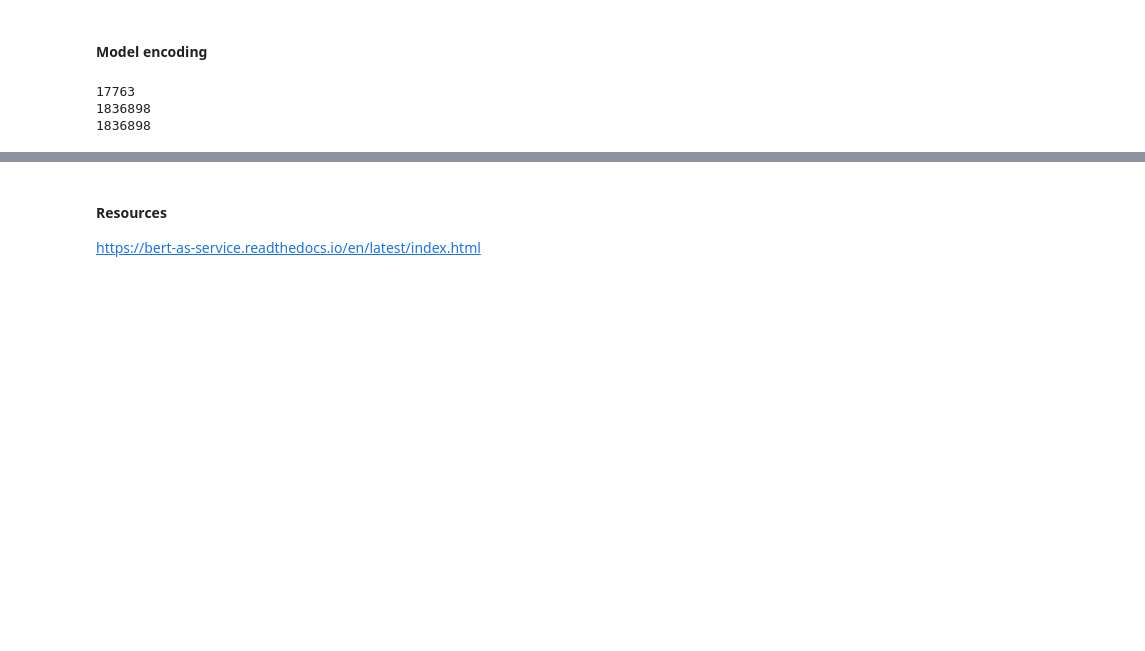
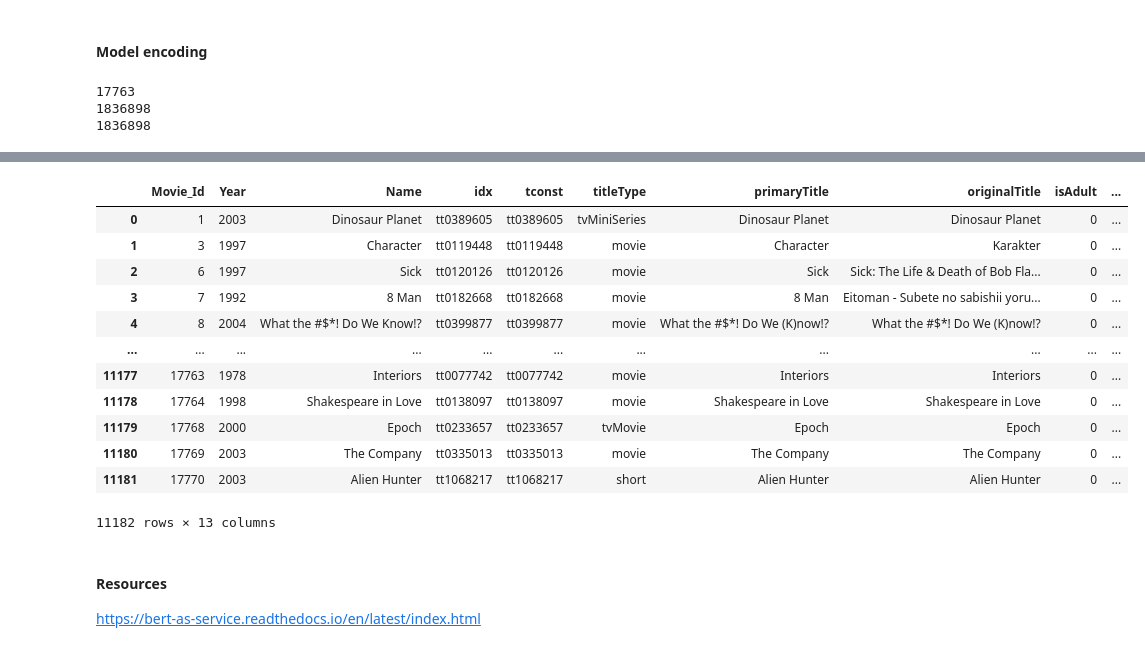
Before and after one commit to dash2927/ABCD, a Jupyter notebook: notebooks/Connecting Netflix & IMDB Data.ipynb, the cells around one changed output, grey strips where cells are left out. Saved outputs shown, nothing was run; the diff lists cells and outputs as text; code cells hidden in the pictures; blank space fills up the shorter version.

```diff
--- a/notebooks/Connecting Netflix & IMDB Data.ipynb
+++ b/notebooks/Connecting Netflix & IMDB Data.ipynb
@@ -316,3 +261,35 @@ KeyboardInterrupt:
+# %%
+# JOIN IMDB DATA TO NETFLIX DATA
+# Create a column linking data pairs
+ntfx_idx = []
+for movie_id in ntfx["Movie_Id"]:
+    imdb_info = ntfx_dict.get(movie_id)
+    if imdb_info is None:
+        ntfx_idx += [imdb_info]
+    else:
+        ntfx_idx += [imdb_info[3][0]]
+# Add column to dataframe
+ntfx["idx"] = ntfx_idx
+# Remove rows that are not None
+ntfx_cln = ntfx[ntfx["idx"].notnull()]
+# Left Join based on idx|tconst
+ntfx_cln.reset_index(drop=True, inplace=True)
+ntfx_cln = ntfx_cln.merge(right=imdb, left_on='idx', right_on='tconst', how='left')
+ntfx_cln
+# %% [output]
+|  | Movie_Id | Year | Name | idx | tconst | titleType | primaryTitle | originalTitle | isAdult | ... |
+| 0 | 1 | 2003 | Dinosaur Planet | tt0389605 | tt0389605 | tvMiniSeries | Dinosaur Planet | Dinosaur Planet | 0 | ... |
+| 1 | 3 | 1997 | Character | tt0119448 | tt0119448 | movie | Character | Karakter | 0 | ... |
+| 2 | 6 | 1997 | Sick | tt0120126 | tt0120126 | movie | Sick | Sick: The Life & Death of Bob Fla... | 0 | ... |
+| 3 | 7 | 1992 | 8 Man | tt0182668 | tt0182668 | movie | 8 Man | Eitoman - Subete no sabishii yoru... | 0 | ... |
+| 4 | 8 | 2004 | What the #$*! Do We Know!? | tt0399877 | tt0399877 | movie | What the #$*! Do We (K)now!? | What the #$*! Do We (K)now!? | 0 | ... |
+| ... | ... | ... | ... | ... | ... | ... | ... | ... | ... | ... |
+| 11177 | 17763 | 1978 | Interiors | tt0077742 | tt0077742 | movie | Interiors | Interiors | 0 | ... |
+| 11178 | 17764 | 1998 | Shakespeare in Love | tt0138097 | tt0138097 | movie | Shakespeare in Love | Shakespeare in Love | 0 | ... |
+| 11179 | 17768 | 2000 | Epoch | tt0233657 | tt0233657 | tvMovie | Epoch | Epoch | 0 | ... |
+| 11180 | 17769 | 2003 | The Company | tt0335013 | tt0335013 | movie | The Company | The Company | 0 | ... |
+| 11181 | 17770 | 2003 | Alien Hunter | tt1068217 | tt1068217 | short | Alien Hunter | Alien Hunter | 0 | ... |
+11182 rows × 13 columns
 # %%
 warnings.filterwarnings('default')
 # %% [markdown]
```
Also changed, not shown: parts of 6 cells of this notebook.
